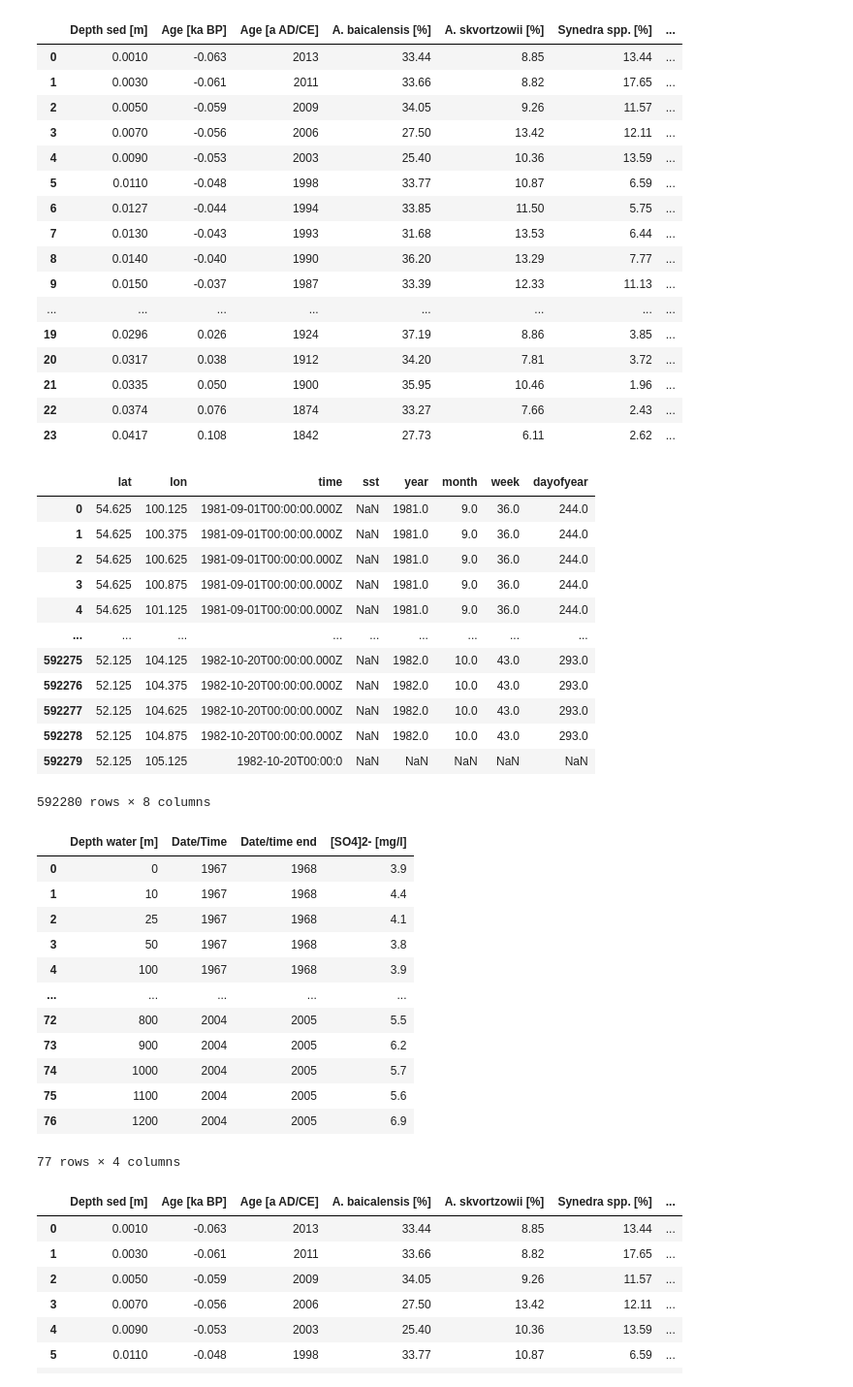
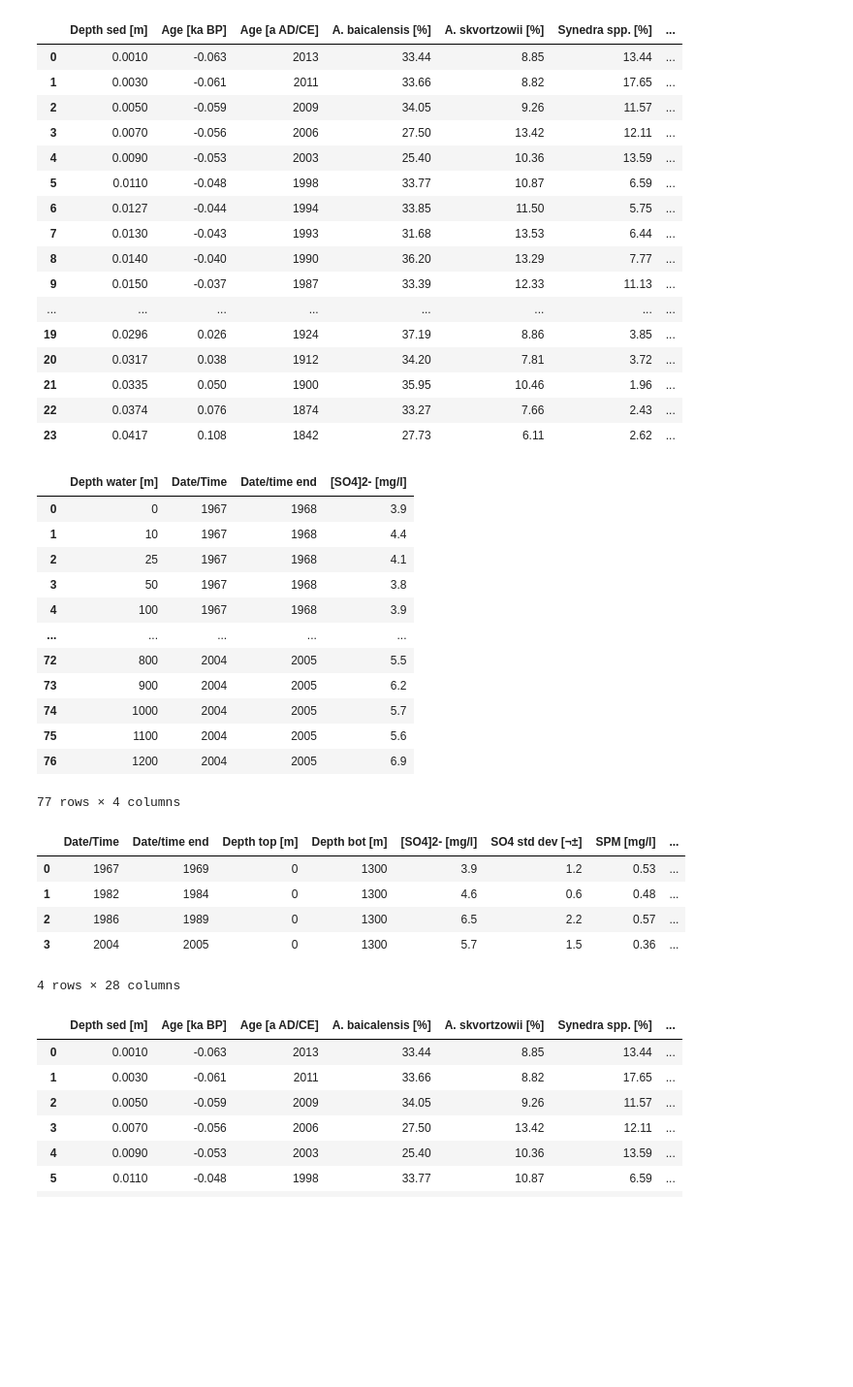
Before and after one commit to abeitz26/Beitz.A_FinalProject, a Jupyter notebook: final_graph1.ipynb, the cells around one changed output. Shown: that part at 97% size. Cells and saved outputs as stored; diff of their text form; code cells hidden in the pictures; blank space fills up the shorter version.

```diff
--- a/final_graph1.ipynb
+++ b/final_graph1.ipynb
@@ -8,62 +8,55 @@ from scipy import stats
 # %%
 #data import
 #for list of errors refer to README, as it is very long
-file_sst = 'sst.csv'
 file_diatom ='diatom_data.csv'
 file_so4 = 'so4_data.csv'
+file_geochem = 'baikal_geochem.csv'
 
 dia_df = pd.read_csv(file_diatom)
 display(dia_df)
 
-sst_df = pd.read_csv(file_sst)
-display(sst_df)
-
 so4_df = pd.read_csv(file_so4)
 display(so4_df)
+
+geochem_df = pd.read_csv(file_geochem)
+display(geochem_df)
 # %% [output]
 |  | Depth sed [m] | Age [ka BP] | Age [a AD/CE] | A. baicalensis [%] | A. skvortzowii [%] | Synedra spp. [%] | ... |
 | 0 | 0.0010 | -0.063 | 2013 | 33.44 | 8.85 | 13.44 | ... |
 | 1 | 0.0030 | -0.061 | 2011 | 33.66 | 8.82 | 17.65 | ... |
 | 2 | 0.0050 | -0.059 | 2009 | 34.05 | 9.26 | 11.57 | ... |
 | 3 | 0.0070 | -0.056 | 2006 | 27.50 | 13.42 | 12.11 | ... |
 | 4 | 0.0090 | -0.053 | 2003 | 25.40 | 10.36 | 13.59 | ... |
 | 5 | 0.0110 | -0.048 | 1998 | 33.77 | 10.87 | 6.59 | ... |
 | 6 | 0.0127 | -0.044 | 1994 | 33.85 | 11.50 | 5.75 | ... |
 | 7 | 0.0130 | -0.043 | 1993 | 31.68 | 13.53 | 6.44 | ... |
 | 8 | 0.0140 | -0.040 | 1990 | 36.20 | 13.29 | 7.77 | ... |
 | 9 | 0.0150 | -0.037 | 1987 | 33.39 | 12.33 | 11.13 | ... |
 | ... | ... | ... | ... | ... | ... | ... | ... |
 | 19 | 0.0296 | 0.026 | 1924 | 37.19 | 8.86 | 3.85 | ... |
 | 20 | 0.0317 | 0.038 | 1912 | 34.20 | 7.81 | 3.72 | ... |
 | 21 | 0.0335 | 0.050 | 1900 | 35.95 | 10.46 | 1.96 | ... |
 | 22 | 0.0374 | 0.076 | 1874 | 33.27 | 7.66 | 2.43 | ... |
 | 23 | 0.0417 | 0.108 | 1842 | 27.73 | 6.11 | 2.62 | ... |
-|  | lat | lon | time | sst | year | month | week | dayofyear |
-| 0 | 54.625 | 100.125 | 1981-09-01T00:00:00.000Z | NaN | 1981.0 | 9.0 | 36.0 | 244.0 |
-| 1 | 54.625 | 100.375 | 1981-09-01T00:00:00.000Z | NaN | 1981.0 | 9.0 | 36.0 | 244.0 |
-| 2 | 54.625 | 100.625 | 1981-09-01T00:00:00.000Z | NaN | 1981.0 | 9.0 | 36.0 | 244.0 |
-| 3 | 54.625 | 100.875 | 1981-09-01T00:00:00.000Z | NaN | 1981.0 | 9.0 | 36.0 | 244.0 |
-| 4 | 54.625 | 101.125 | 1981-09-01T00:00:00.000Z | NaN | 1981.0 | 9.0 | 36.0 | 244.0 |
-| ... | ... | ... | ... | ... | ... | ... | ... | ... |
-| 592275 | 52.125 | 104.125 | 1982-10-20T00:00:00.000Z | NaN | 1982.0 | 10.0 | 43.0 | 293.0 |
-| 592276 | 52.125 | 104.375 | 1982-10-20T00:00:00.000Z | NaN | 1982.0 | 10.0 | 43.0 | 293.0 |
-| 592277 | 52.125 | 104.625 | 1982-10-20T00:00:00.000Z | NaN | 1982.0 | 10.0 | 43.0 | 293.0 |
-| 592278 | 52.125 | 104.875 | 1982-10-20T00:00:00.000Z | NaN | 1982.0 | 10.0 | 43.0 | 293.0 |
-| 592279 | 52.125 | 105.125 | 1982-10-20T00:00:0 | NaN | NaN | NaN | NaN | NaN |
+|  | Depth water [m] | Date/Time | Date/time end | [SO4]2- [mg/l] |
+| 0 | 0 | 1967 | 1968 | 3.9 |
+| 1 | 10 | 1967 | 1968 | 4.4 |
+| 2 | 25 | 1967 | 1968 | 4.1 |
+| 3 | 50 | 1967 | 1968 | 3.8 |
+| 4 | 100 | 1967 | 1968 | 3.9 |
+| ... | ... | ... | ... | ... |
+| 72 | 800 | 2004 | 2005 | 5.5 |
+| 73 | 900 | 2004 | 2005 | 6.2 |
+| 74 | 1000 | 2004 | 2005 | 5.7 |
+| 75 | 1100 | 2004 | 2005 | 5.6 |
+| 76 | 1200 | 2004 | 2005 | 6.9 |
-592280 rows × 8 columns
+77 rows × 4 columns
-|  | Depth water [m] | Date/Time | Date/time end | [SO4]2- [mg/l] |
-| 0 | 0 | 1967 | 1968 | 3.9 |
-| 1 | 10 | 1967 | 1968 | 4.4 |
-| 2 | 25 | 1967 | 1968 | 4.1 |
-| 3 | 50 | 1967 | 1968 | 3.8 |
-| 4 | 100 | 1967 | 1968 | 3.9 |
-| ... | ... | ... | ... | ... |
-| 72 | 800 | 2004 | 2005 | 5.5 |
-| 73 | 900 | 2004 | 2005 | 6.2 |
-| 74 | 1000 | 2004 | 2005 | 5.7 |
-| 75 | 1100 | 2004 | 2005 | 5.6 |
-| 76 | 1200 | 2004 | 2005 | 6.9 |
+|  | Date/Time | Date/time end | Depth top [m] | Depth bot [m] | [SO4]2- [mg/l] | SO4 std dev [¬±] | SPM [mg/l] | ... |
+| 0 | 1967 | 1969 | 0 | 1300 | 3.9 | 1.2 | 0.53 | ... |
+| 1 | 1982 | 1984 | 0 | 1300 | 4.6 | 0.6 | 0.48 | ... |
+| 2 | 1986 | 1989 | 0 | 1300 | 6.5 | 2.2 | 0.57 | ... |
+| 3 | 2004 | 2005 | 0 | 1300 | 5.7 | 1.5 | 0.36 | ... |
-77 rows × 4 columns
+4 rows × 28 columns
 # %%
 #Cutting the diatom measurements down to match the dates of the sulfate measurements
 dia_df_short = dia_df.loc[dia_df["Age [a AD/CE]"] > 1960]
```
Also changed, not shown: parts of 5 cells of this notebook, 3 other files.
